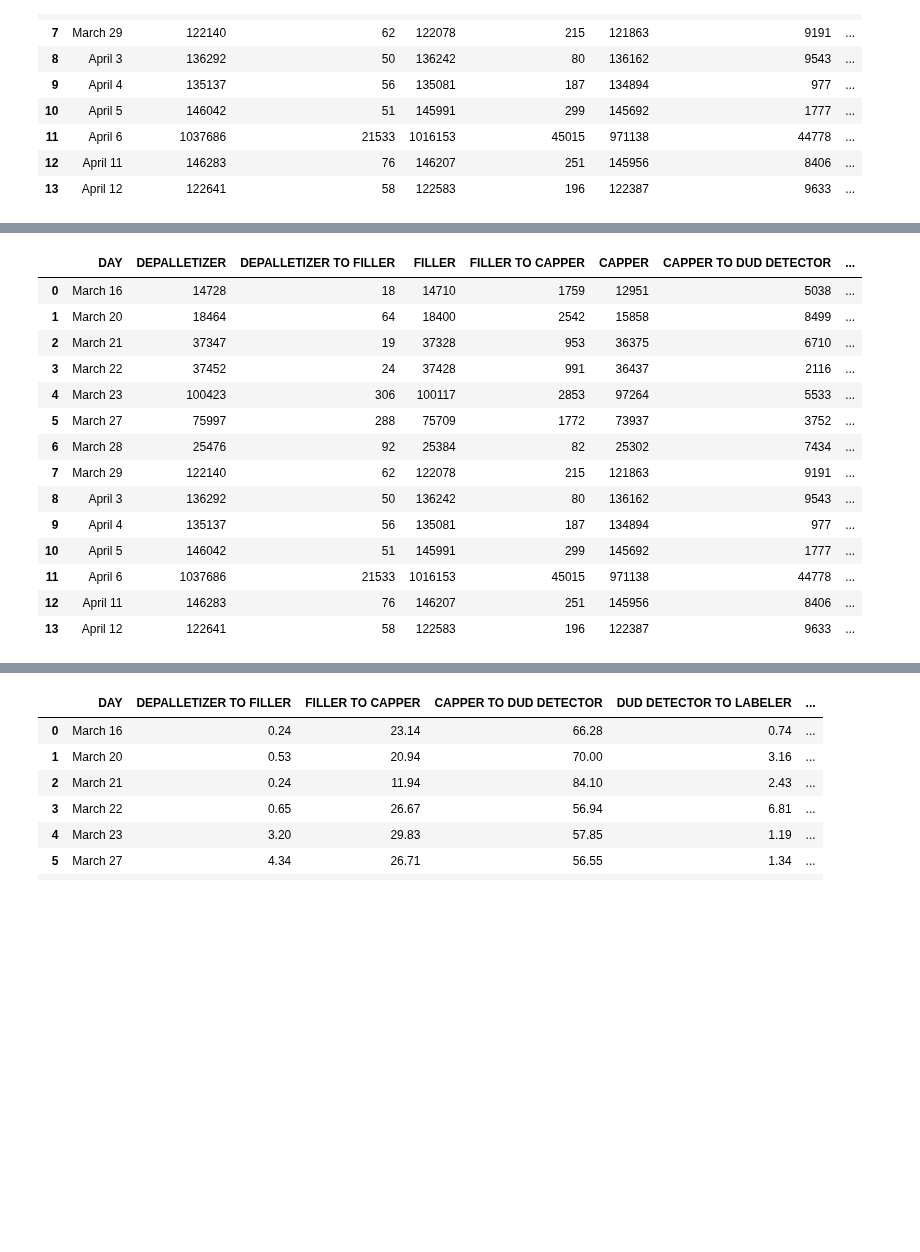
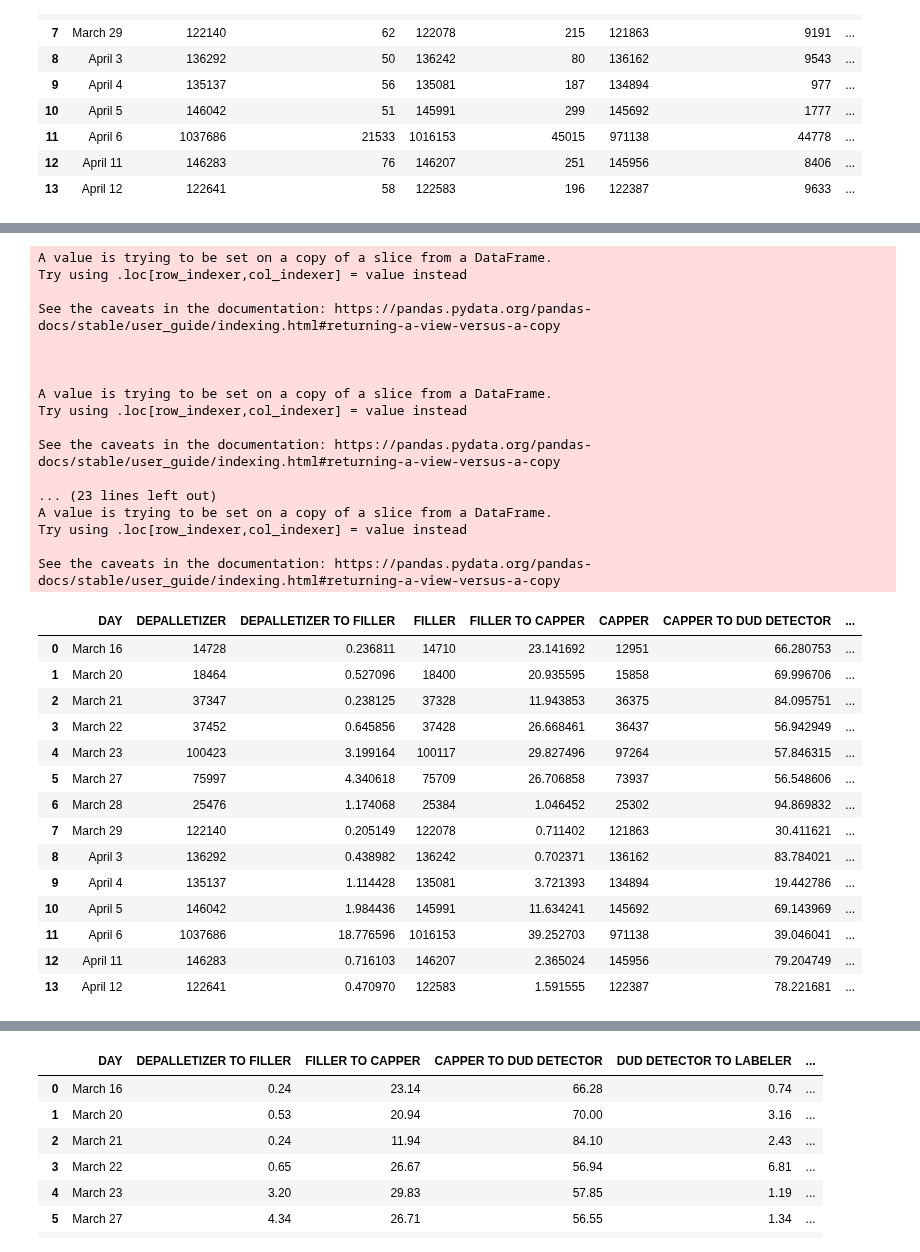
Before and after one commit to khagerthey/VIS1, a Jupyter notebook: PS6.ipynb, the cells around one changed output, grey strips where cells are left out. Saved outputs shown, nothing was run; the diff lists cells and outputs as text; code cells hidden in the pictures; blank space fills up the shorter version.

```diff
--- a/PS6.ipynb
+++ b/PS6.ipynb
@@ -322,21 +321,42 @@ dtype: object
 # %%
 #aok: no need to use excel for anything
 NTL['totLos']=NTL['DEPALLETIZER TO FILLER']+NTL['FILLER TO CAPPER']+NTL['CAPPER TO DUD DETECTOR']+NTL['DUD DETECTOR TO LABELER']+NTL['LABELER TO TRAYMAKER']
-NTL['dep to fil perc']=100*(NTL['DEPALLETIZER TO FILLER']/NTL['totLos'])
+NTL['DEPALLETIZER TO FILLER']=100*(NTL['DEPALLETIZER TO FILLER']/NTL['totLos'])
+NTL['FILLER TO CAPPER']=100*(NTL['FILLER TO CAPPER']/NTL['totLos'])
+NTL['CAPPER TO DUD DETECTOR']=100*(NTL['CAPPER TO DUD DETECTOR']/NTL['totLos'])
+NTL['DUD DETECTOR TO LABELER']=100*(NTL['DUD DETECTOR TO LABELER']/NTL['totLos'])
+NTL['LABELER TO TRAYMAKER']=100*(NTL['LABELER TO TRAYMAKER']/NTL['totLos'])
 NTL
 # %% [output]
+A value is trying to be set on a copy of a slice from a DataFrame.
+Try using .loc[row_indexer,col_indexer] = value instead
+
+See the caveats in the documentation: https://pandas.pydata.org/pandas-docs/stable/user_guide/indexing.html#returning-a-view-versus-a-copy
+
+
+
+A value is trying to be set on a copy of a slice from a DataFrame.
+Try using .loc[row_indexer,col_indexer] = value instead
+
+See the caveats in the documentation: https://pandas.pydata.org/pandas-docs/stable/user_guide/indexing.html#returning-a-view-versus-a-copy
+
+... (23 lines left out)
+A value is trying to be set on a copy of a slice from a DataFrame.
+Try using .loc[row_indexer,col_indexer] = value instead
+
+See the caveats in the documentation: https://pandas.pydata.org/pandas-docs/stable/user_guide/indexing.html#returning-a-view-versus-a-copy
 |  | DAY | DEPALLETIZER | DEPALLETIZER TO FILLER | FILLER | FILLER TO CAPPER | CAPPER | CAPPER TO DUD DETECTOR | ... |
-| 0 | March 16 | 14728 | 18 | 14710 | 1759 | 12951 | 5038 | ... |
-| 1 | March 20 | 18464 | 64 | 18400 | 2542 | 15858 | 8499 | ... |
-| 2 | March 21 | 37347 | 19 | 37328 | 953 | 36375 | 6710 | ... |
-| 3 | March 22 | 37452 | 24 | 37428 | 991 | 36437 | 2116 | ... |
-| 4 | March 23 | 100423 | 306 | 100117 | 2853 | 97264 | 5533 | ... |
-| 5 | March 27 | 75997 | 288 | 75709 | 1772 | 73937 | 3752 | ... |
-| 6 | March 28 | 25476 | 92 | 25384 | 82 | 25302 | 7434 | ... |
-| 7 | March 29 | 122140 | 62 | 122078 | 215 | 121863 | 9191 | ... |
-| 8 | April 3 | 136292 | 50 | 136242 | 80 | 136162 | 9543 | ... |
-| 9 | April 4 | 135137 | 56 | 135081 | 187 | 134894 | 977 | ... |
-| 10 | April 5 | 146042 | 51 | 145991 | 299 | 145692 | 1777 | ... |
-| 11 | April 6 | 1037686 | 21533 | 1016153 | 45015 | 971138 | 44778 | ... |
-| 12 | April 11 | 146283 | 76 | 146207 | 251 | 145956 | 8406 | ... |
-| 13 | April 12 | 122641 | 58 | 122583 | 196 | 122387 | 9633 | ... |
+| 0 | March 16 | 14728 | 0.236811 | 14710 | 23.141692 | 12951 | 66.280753 | ... |
+| 1 | March 20 | 18464 | 0.527096 | 18400 | 20.935595 | 15858 | 69.996706 | ... |
+| 2 | March 21 | 37347 | 0.238125 | 37328 | 11.943853 | 36375 | 84.095751 | ... |
+| 3 | March 22 | 37452 | 0.645856 | 37428 | 26.668461 | 36437 | 56.942949 | ... |
+| 4 | March 23 | 100423 | 3.199164 | 100117 | 29.827496 | 97264 | 57.846315 | ... |
+| 5 | March 27 | 75997 | 4.340618 | 75709 | 26.706858 | 73937 | 56.548606 | ... |
+| 6 | March 28 | 25476 | 1.174068 | 25384 | 1.046452 | 25302 | 94.869832 | ... |
+| 7 | March 29 | 122140 | 0.205149 | 122078 | 0.711402 | 121863 | 30.411621 | ... |
+| 8 | April 3 | 136292 | 0.438982 | 136242 | 0.702371 | 136162 | 83.784021 | ... |
+| 9 | April 4 | 135137 | 1.114428 | 135081 | 3.721393 | 134894 | 19.442786 | ... |
+| 10 | April 5 | 146042 | 1.984436 | 145991 | 11.634241 | 145692 | 69.143969 | ... |
+| 11 | April 6 | 1037686 | 18.776596 | 1016153 | 39.252703 | 971138 | 39.046041 | ... |
+| 12 | April 11 | 146283 | 0.716103 | 146207 | 2.365024 | 145956 | 79.204749 | ... |
+| 13 | April 12 | 122641 | 0.470970 | 122583 | 1.591555 | 122387 | 78.221681 | ... |
```
Also changed, not shown: parts of 3 cells of this notebook.
